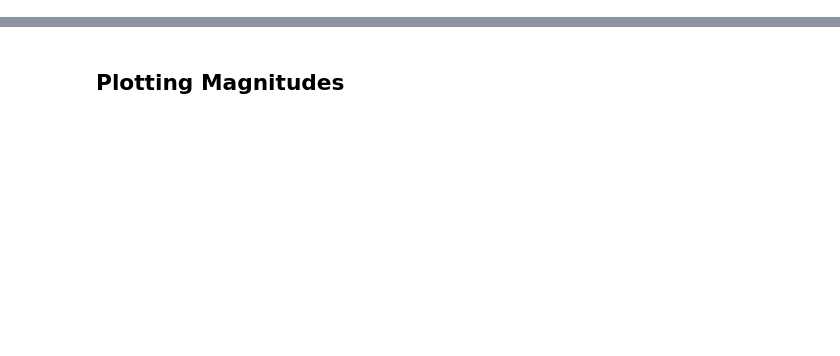
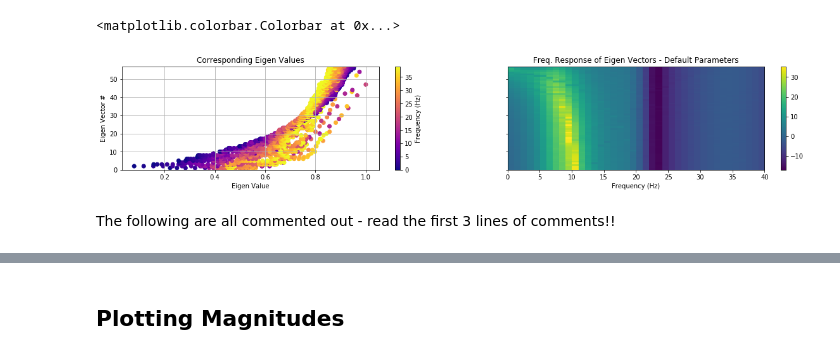
Before and after one commit to Raj-Lab-UCSF/spectrome, a Jupyter notebook: SCFC-spectral-python/run_model.ipynb, the cells around one changed output, grey strips where cells are left out. Drawn from its saved outputs; the diff is of its cells as text; code cells hidden in the pictures; blank space fills up the shorter version.

Commit message:
modified run_model and spectral_graph_model notebooks with latest changes and descriptions

```diff
--- a/SCFC-spectral-python/run_model.ipynb
+++ b/SCFC-spectral-python/run_model.ipynb
@@ -67,60 +72,30 @@ Computation time =  0.43387794494628906
 # %%
 # Plotting eigen values of each eigen vector
 #mpl.figure(num=5)
-fig_ev, ax_ev = mpl.subplots(1,3, figsize = (20,3), sharey = True)
+cmap = mpl.get_cmap('plasma')
+fig_ev, ax_ev = mpl.subplots(1,2, figsize = (20,3), sharey = True)
 for i in np.arange(0,evec.shape[1]):
-    ax_ev[0].scatter(np.abs(evec[:,i]), np.ones(evec.shape[0])*(i+1), c = np.arange(0,fvec.size))
+    fig0=ax_ev[0].scatter(np.abs(evec[:,i]), np.ones(evec.shape[0])*(i+1), c = np.arange(0,fvec.size), cmap = cmap)
 
 ax_ev[0].grid(True)
+clb = fig_ev.colorbar(fig0, ax=ax_ev[0])
 ax_ev[0].set_xlabel('Eigen Value')
 ax_ev[0].set_ylabel('Eigen Vector #')
 ax_ev[0].set_title('Corresponding Eigen Values')
+clb.ax.set_ylabel('Frequency (Hz)')
 #mpl.savefig('ev_Vv_plot.png', dpi = 300, format = 'png')
 
 # Plotting eigen vector's frequency response with default parameters
 ev_freqresp = np.abs(np.transpose(fqall))
 #fig_ev, ax_ev = mpl.subplots()
-ax_ev[1].imshow(sg.mag2db(np.abs(ev_freqresp)), extent = [0, 40, 0, 57], aspect='auto')
+ax1=ax_ev[1].imshow(sg.mag2db(np.abs(ev_freqresp)), extent = [0, 40, 0, 57], aspect='auto')
 #fig_ev.colorbar(ax1)
 ax_ev[1].set_title('Freq. Response of Eigen Vectors - Default Parameters')
 ax_ev[1].set_xlabel('Frequency (Hz)')
+fig_ev.colorbar(ax1)
 #mpl.savefig('freqresp_eigs_default.png', dpi = 300, format = 'png')
-
-# eig vs. freq figure with set of optimized parameters
-evec = []
-Vvec =[]
-fqall = []
-freq_model = []
-
-# opparam = loadmat('/home/axiezai/lab/SCFC_eeg/data/SCFC_opparam_HCP.mat')
-# optau_e = opparam['output']['param'][0,1][0]
-# optau_i = opparam['output']['param'][0,1][1]
-# opalpha = opparam['output']['param'][0,1][2]
-# opspeed = opparam['output']['param'][0,1][3]
-# opgei = opparam['output']['param'][0,1][4]
-# opgii = opparam['output']['param'][0,1][5]
-# optauC = opparam['output']['param'][0,1][6]
-
-for i in fvec:
-    w = 2*np.pi*i
-    fq, ev, Vv, freqresp_out, _ = sg.network_transfer_function(C, Ddk_conn, w) #,tau_e = optau_e, tau_i = optau_i, alpha = opalpha,
-                                                          #speed = opspeed, gei = opgei, gii = opgii, tauC = optauC)
-    fqall.append(fq)
-    evec.append(ev)
-    Vvec.append(Vv)
-    freq_model.append(freqresp_out)
-
-fqall=np.asarray(fqall)
-evec = np.asarray(evec)
-Vvec = np.asarray(Vvec)
-freq_model = np.asarray(freq_model)
-freq_model = np.transpose(freq_model)
-np.moveaxis(Vvec,1,0).shape #86x40x57 just like matlab
-
-# Plotting eigen vector's frequency response
-ev_freqresp = np.abs(np.transpose(fqall))
-ax1 = ax_ev[2].imshow(sg.mag2db(np.abs(ev_freqresp)), extent = [0, 40, 0, 57], aspect='auto')
-fig_ev.colorbar(ax1)
-ax_ev[2].set_title('Freq. Response of Eigen Vectors - Optimized Parameters')
-ax_ev[2].set_xlabel('Frequency (Hz)')
-mpl.savefig('freqresp_eigs.png', dpi = 300, format = 'png')
+# %% [output]
+<matplotlib.colorbar.Colorbar at 0x...>
+[figure, added]
+# %% [markdown]
+The following are all commented out - read the first 3 lines of comments!!
```
Also changed, not shown: parts of 7 cells of this notebook, 1 other file.
